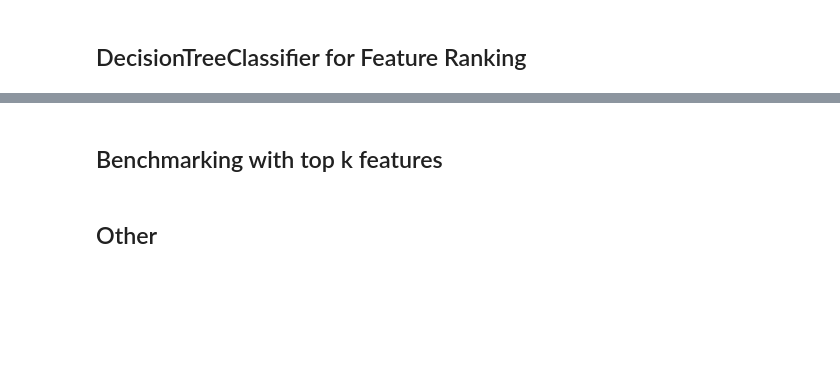
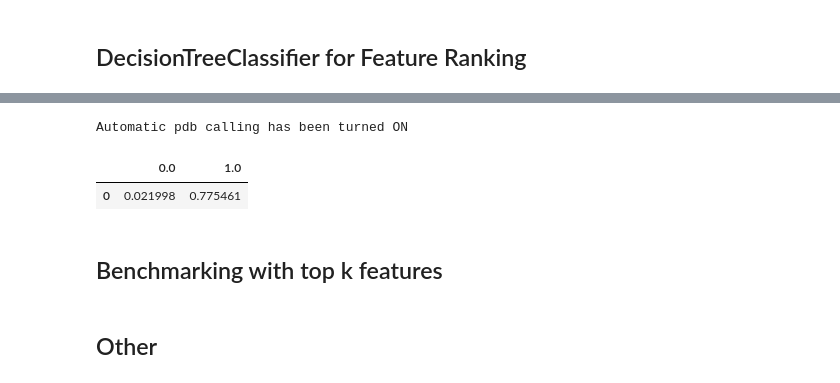
Before and after one commit to KDD-OpenSource/wRaR, a Jupyter notebook: examples/EstimateCost.ipynb, the cells around one changed output, grey strips where cells are left out. Saved outputs shown, nothing was run; the diff lists cells and outputs as text; code cells hidden in the pictures; blank space fills up the shorter version.

```diff
--- a/examples/EstimateCost.ipynb
+++ b/examples/EstimateCost.ipynb
@@ -225,3 +264,19 @@ clf.score(X_test, y_test)
+# %%
+%pdb 1
+y_predict = clf.predict(X_test)
+error_rates = dict([(value, {'sum': 0, 'errors': 0}) for value in np.unique(data[150])])
+for real, predicted in zip(y_test, y_predict):
+    if real != predicted:
+        error_rates[real]['errors'] += 1
+    error_rates[real]['sum'] += 1
+error_frame = pd.DataFrame(index=[0], columns=np.unique(data[150]))
+for value, rates in error_rates.items():
+    error_frame[value] = [rates['errors'] / (rates['sum'])]
+error_frame
+# %% [output]
+Automatic pdb calling has been turned ON
+|  | 0.0 | 1.0 |
+| 0 | 0.021998 | 0.775461 |
 # %%
 ranking = []
 for index, importance in enumerate(clf.feature_importances_):
```
Also changed, not shown: parts of 16 cells of this notebook, 4 other files.
